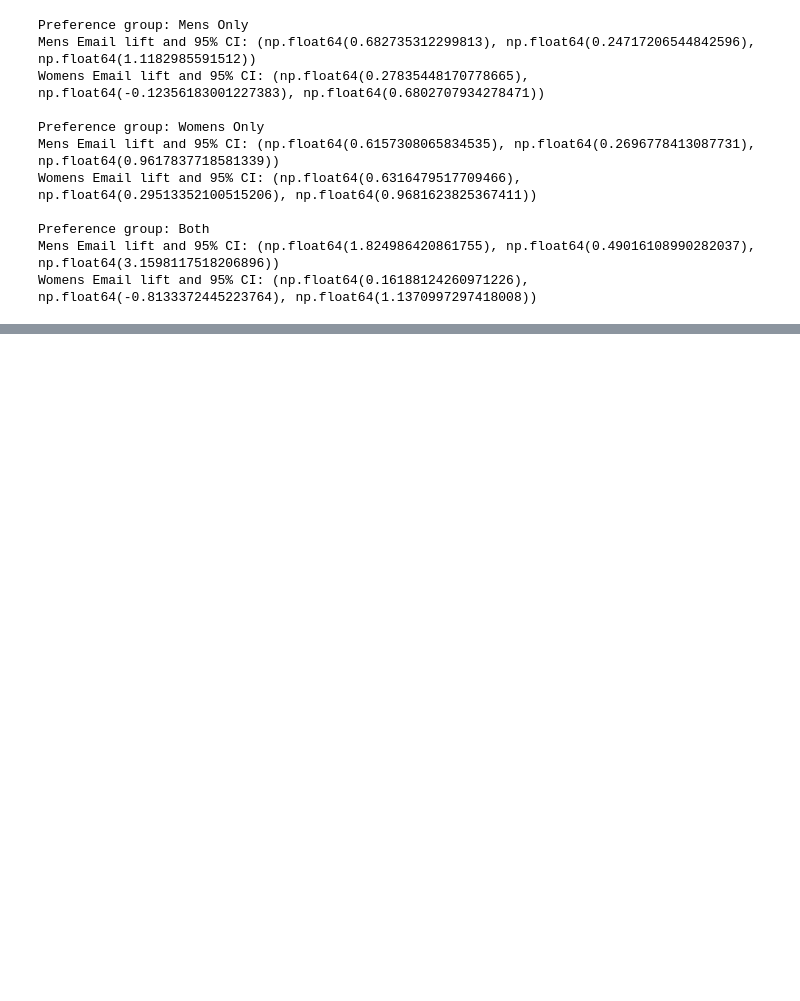
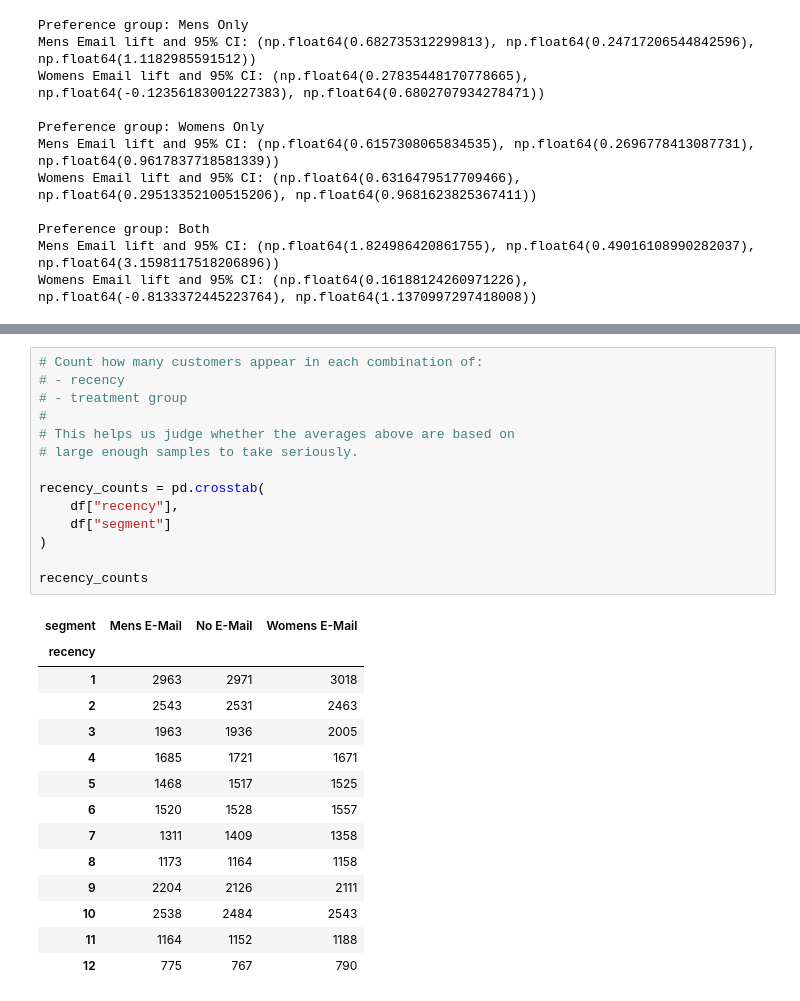
Before and after one commit to AmeyaAstro/marketing-incrementality-platform, a Jupyter notebook: notebooks/01_data_understanding.ipynb, the cells around one changed output, grey strips where cells are left out. Cells and saved outputs as stored; diff of their text form; blank space fills up the shorter version.

```diff
--- a/notebooks/01_data_understanding.ipynb
+++ b/notebooks/01_data_understanding.ipynb
@@ -563,0 +657,29 @@ Womens Email lift and 95% CI: (np.float64(0.16188124260971226), np.float64(-0.81
+# %%
+# Count how many customers appear in each combination of:
+# - recency
+# - treatment group
+#
+# This helps us judge whether the averages above are based on
+# large enough samples to take seriously.
+
+recency_counts = pd.crosstab(
+    df["recency"],
+    df["segment"]
+)
+
+recency_counts
+# %% [output]
+| segment | Mens E-Mail | No E-Mail | Womens E-Mail |
+| recency |  |  |  |
+| 1 | 2963 | 2971 | 3018 |
+| 2 | 2543 | 2531 | 2463 |
+| 3 | 1963 | 1936 | 2005 |
+| 4 | 1685 | 1721 | 1671 |
+| 5 | 1468 | 1517 | 1525 |
+| 6 | 1520 | 1528 | 1557 |
+| 7 | 1311 | 1409 | 1358 |
+| 8 | 1173 | 1164 | 1158 |
+| 9 | 2204 | 2126 | 2111 |
+| 10 | 2538 | 2484 | 2543 |
+| 11 | 1164 | 1152 | 1188 |
+| 12 | 775 | 767 | 790 |
```
Also changed, not shown: parts of 8 cells of this notebook.
